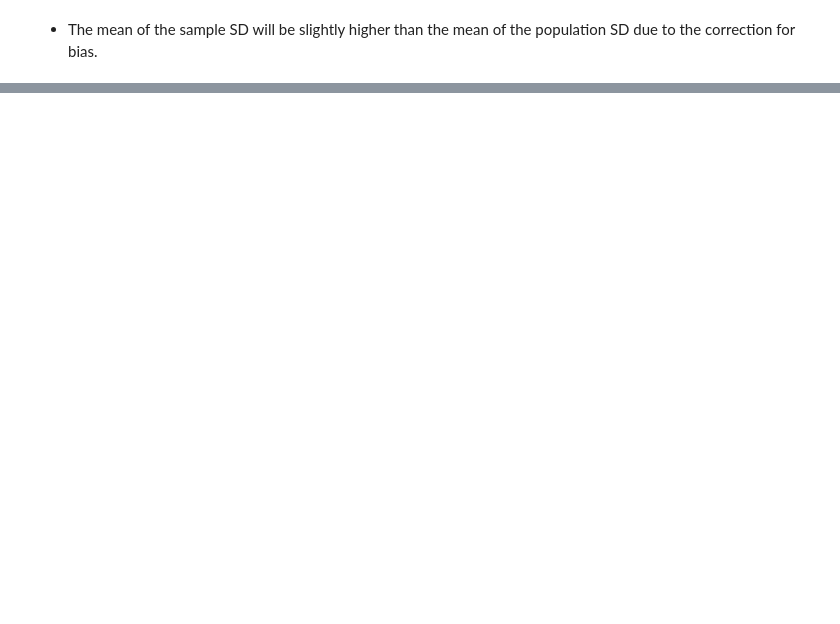
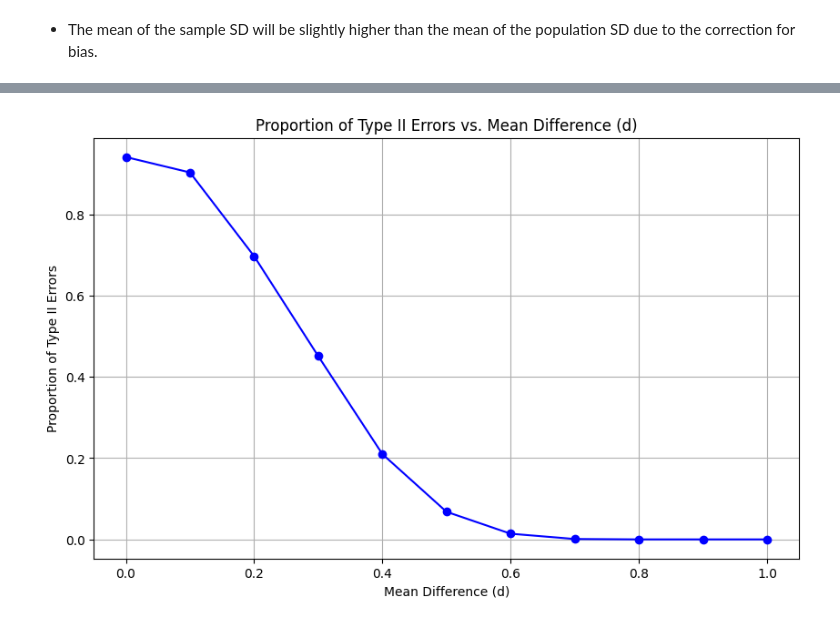
Before and after one commit to CarlosRigueti/Applied_Statistics, a Jupyter notebook: problems.ipynb, the cells around one changed output, grey strips where cells are left out. Drawn from its saved outputs; the diff is of its cells as text; code cells hidden in the pictures; blank space fills up the shorter version.

```diff
--- a/problems.ipynb
+++ b/problems.ipynb
@@ -365,0 +416,50 @@ This analysis demonstrates the impact of sample size on the estimation of variab
+# %%
+import numpy as np  # For generating random samples
+from scipy import stats  # For performing t-test
+import matplotlib.pyplot as plt  # For plotting
+
+# Parameters
+num_simulations = 1000  # Number of simulations to run for each d
+sample_size = 100  # Size of each sample
+alpha = 0.05  # Significance level for the t-test
+
+# Array to store the proportion of Type II errors for each mean difference d
+type_ii_errors = []
+
+# Range of mean differences d (from 0 to 1, step 0.1)
+mean_differences = np.arange(0, 1.1, 0.1)
+
+# Simulating for each mean difference d
+for d in mean_differences:
+    errors = 0  # Counter for Type II errors
+
+    # Run the simulation 1000 times
+    for _ in range(num_simulations):
+        # Generate two samples:
+        # 1. Sample from standard normal (mean = 0, std = 1)
+        sample1 = np.random.normal(loc=0, scale=1, size=sample_size)
+
+        # 2. Sample from normal distribution with mean = d and std = 1
+        sample2 = np.random.normal(loc=d, scale=1, size=sample_size)
+
+        # Perform the independent samples t-test
+        t_stat, p_value = stats.ttest_ind(sample1, sample2)
+
+        # If p-value is greater than 0.05, fail to reject the null hypothesis (Type II error)
+        if p_value > alpha:
+            errors += 1
+
+    # Calculate the proportion of Type II errors
+    type_ii_error_rate = errors / num_simulations
+    type_ii_errors.append(type_ii_error_rate)
+
+# Plotting the results
+plt.figure(figsize=(10,6))
+plt.plot(mean_differences, type_ii_errors, marker='o', linestyle='-', color='b')
+plt.title('Proportion of Type II Errors vs. Mean Difference (d)')
+plt.xlabel('Mean Difference (d)')
+plt.ylabel('Proportion of Type II Errors')
+plt.grid(True)
+plt.show()
+# %% [output]
+[figure, added]
```
Also changed, not shown: parts of 8 cells of this notebook.
